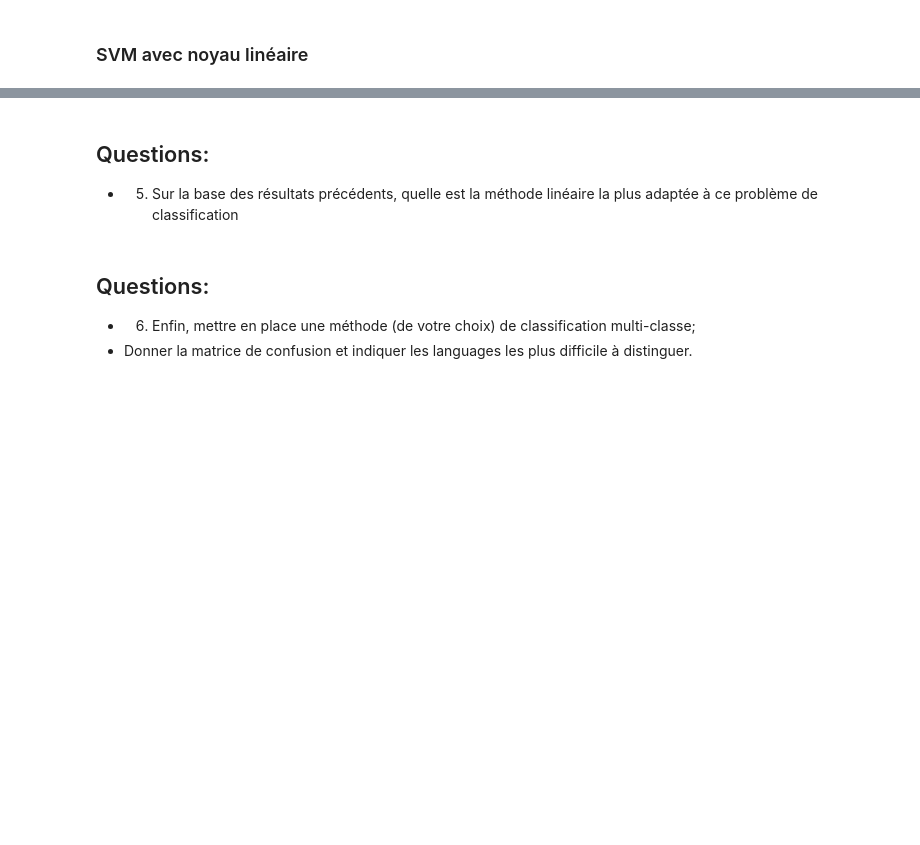
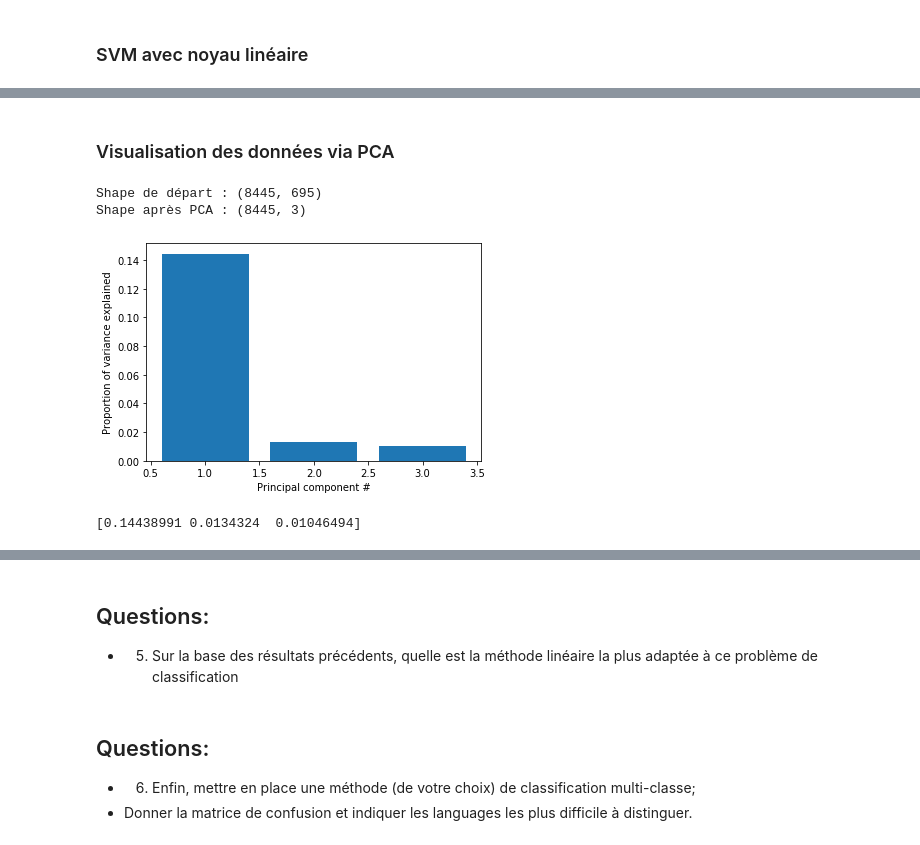
Before and after one commit to anthonymoisan/ClassificationLanguage, a Jupyter notebook: src/Projet_AnalyseLinguistique_AnthonyMoisan.ipynb, the cells around one changed output, grey strips where cells are left out. Drawn from its saved outputs; the diff is of its cells as text; code cells hidden in the pictures; blank space fills up the shorter version.

```diff
--- a/src/Projet_AnalyseLinguistique_AnthonyMoisan.ipynb
+++ b/src/Projet_AnalyseLinguistique_AnthonyMoisan.ipynb
@@ -289,2 +275,0 @@ def BuildFeatureAndTarget(firstLang, secondLang):
-# %%
-X,y = BuildFeatureAndTarget("FR", "SP")
@@ -424,6 +275,0 @@ Proba d'erreur moyenne =  0.0 pour regul = 10000
-# %%
-from sklearn import linear_model
-reg = linear_model.RidgeCV(alphas=np.logspace(-6, 6, 13),cv=10)
-reg.fit(X,y)
-print(reg.score(X,y))
-reg.alpha_
@@ -489,0 +650,31 @@ Numbre de features utilisées : 0
+# %% [markdown]
+### Visualisation des données via PCA
+# %%
+from sklearn.preprocessing import StandardScaler
+from sklearn.pipeline import make_pipeline
+from sklearn.decomposition import PCA
+
+#Normalisation des données : centrage et réduction
+scaler = StandardScaler()
+X_scaled = scaler.fit_transform(X)
+
+#Application de la PCA
+pca = PCA(n_components=3, random_state=0)
+pca.fit(X_scaled)
+X_pca = pca.transform(X_scaled)
+
+print("Shape de départ : {}".format(str(X_scaled.shape)))
+print("Shape après PCA : {}".format(str(X_pca.shape)))
+# %% [output]
+Shape de départ : (8445, 695)
+Shape après PCA : (8445, 3)
+# %%
+import matplotlib.pyplot as plt
+plt.bar(range(1, pca.n_components_ + 1),  pca.explained_variance_ratio_)
+plt.xlabel('Principal component #')
+plt.ylabel('Proportion of variance explained')
+plt.show()
+print(pca.explained_variance_ratio_)
+# %% [output]
+[figure, added]
+[0.14438991 0.0134324  0.01046494]
```
Also changed, not shown: parts of 88 cells of this notebook.
